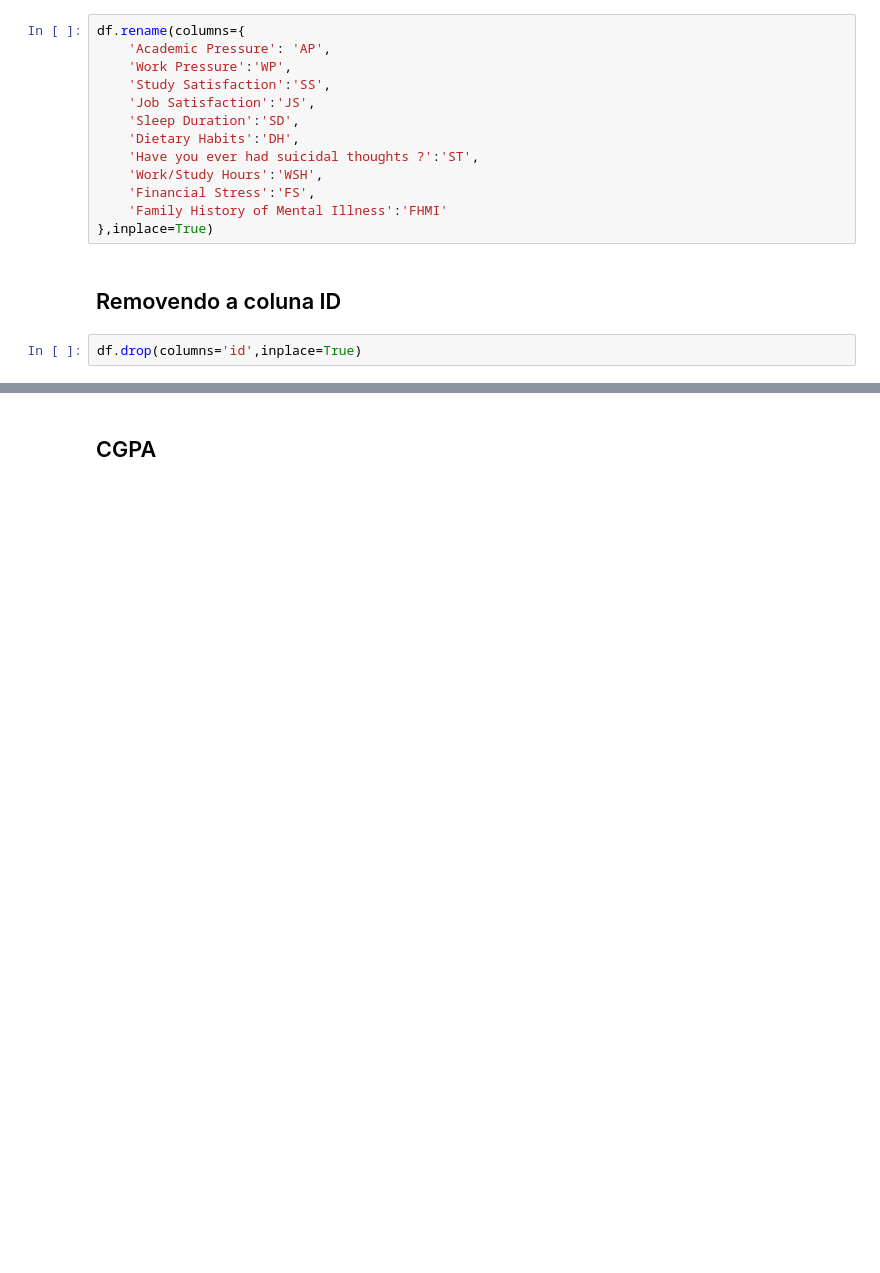
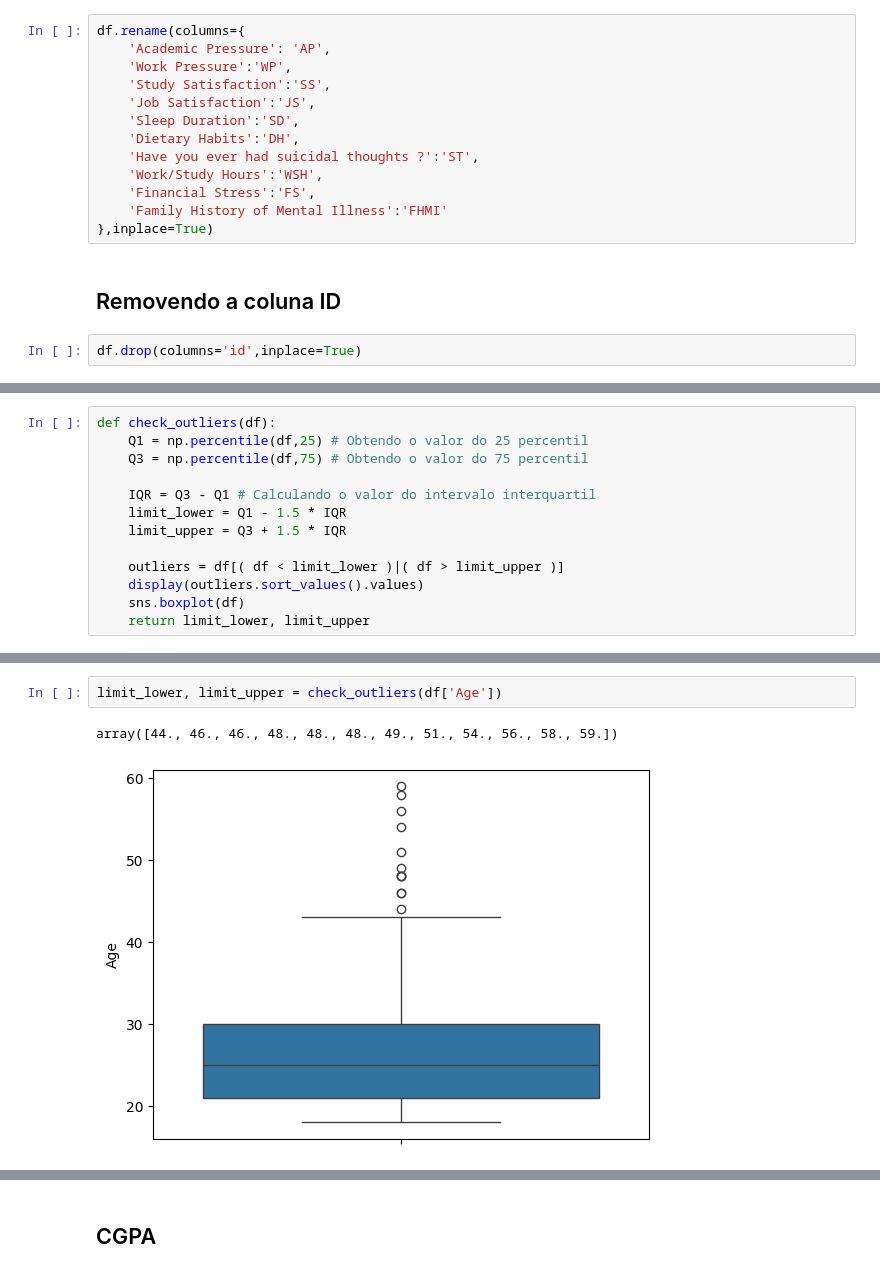
Before and after one commit to gribeiros/depression-dataset, a Jupyter notebook: drepession-dataset.ipynb, the cells around one changed output, grey strips where cells are left out. Saved outputs shown, nothing was run; the diff lists cells and outputs as text; blank space fills up the shorter version.

```diff
--- a/drepession-dataset.ipynb
+++ b/drepession-dataset.ipynb
@@ -48 +123,14 @@ df.drop(columns='id',inplace=True)
+# %%
+def check_outliers(df):
+    Q1 = np.percentile(df,25) # Obtendo o valor do 25 percentil
+    Q3 = np.percentile(df,75) # Obtendo o valor do 75 percentil
+
+    IQR = Q3 - Q1 # Calculando o valor do intervalo interquartil
+    limit_lower = Q1 - 1.5 * IQR
+    limit_upper = Q3 + 1.5 * IQR
+
+    outliers = df[( df < limit_lower )|( df > limit_upper )]
+    display(outliers.sort_values().values)
+    sns.boxplot(df)
+    return limit_lower, limit_upper
 # %% [markdown]
@@ -51,0 +170,5 @@ df['Age'].value_counts().sort_index()
+# %%
+limit_lower, limit_upper = check_outliers(df['Age'])
+# %% [output]
+array([44., 46., 46., 48., 48., 48., 49., 51., 54., 56., 58., 59.])
+[figure, added]
```
Also changed, not shown: parts of 68 cells of this notebook.
